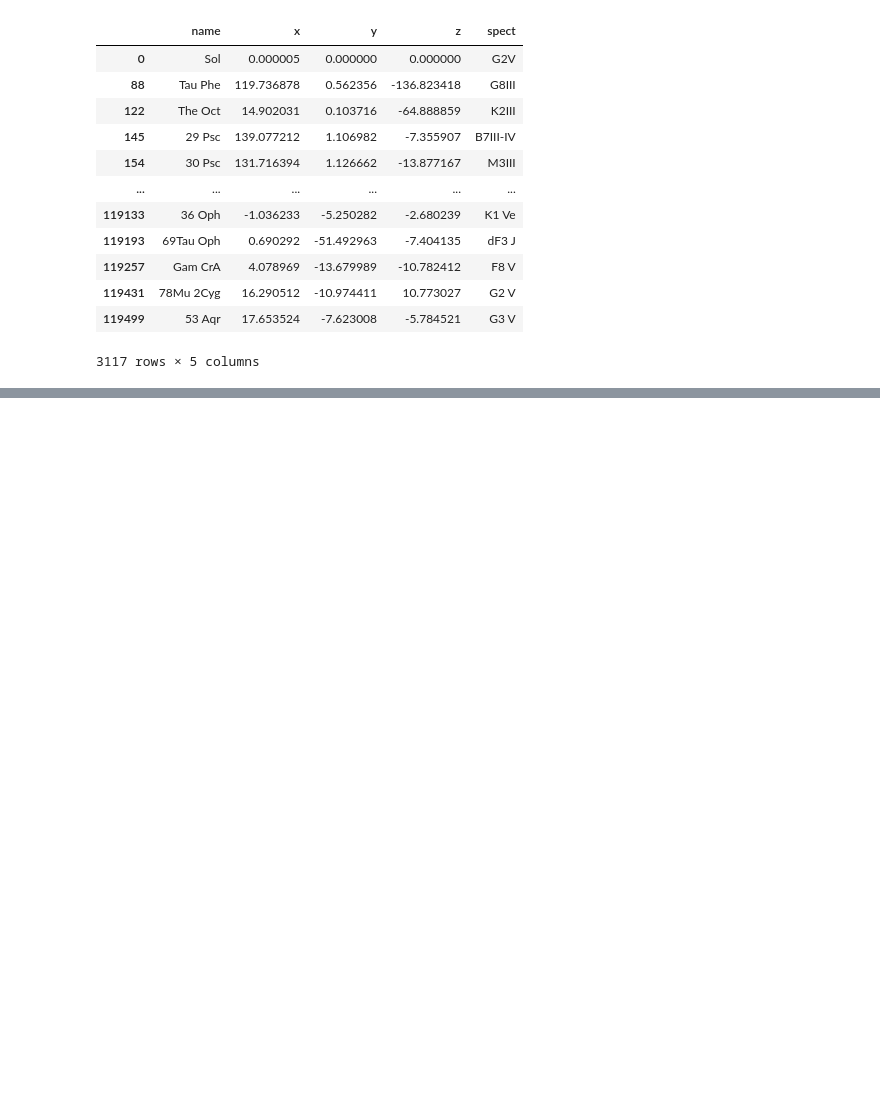
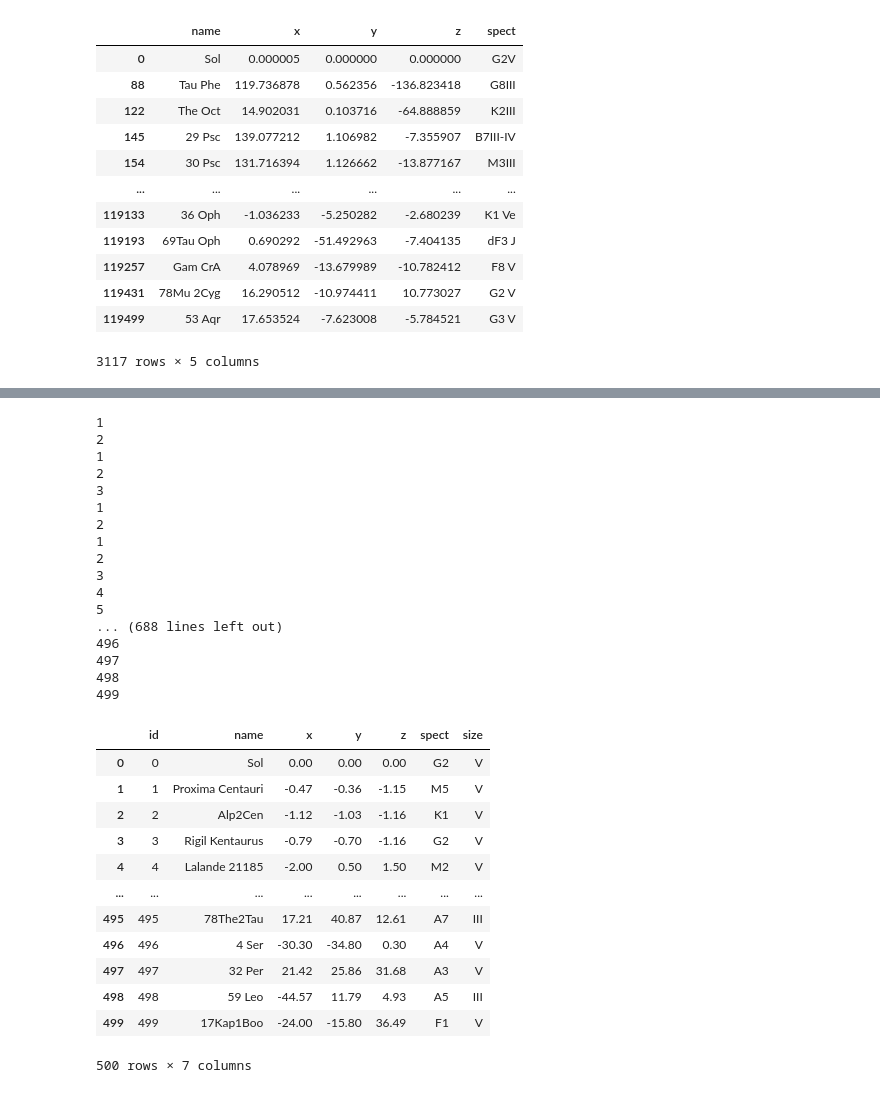
Before and after one commit to michalstruna/space-explorers-old, a Jupyter notebook: data/process_stars.ipynb, the cells around one changed output, grey strips where cells are left out. Saved outputs shown, nothing was run; the diff lists cells and outputs as text; code cells hidden in the pictures; blank space fills up the shorter version.

```diff
--- a/data/process_stars.ipynb
+++ b/data/process_stars.ipynb
@@ -89 +98,79 @@ typed
+# %%
+separated = typed[:500].copy()
+
+def dist(star1, star2):
+    return ((star1.x - star2.x)**2 + (star1.y - star2.y)**2)**0.5
+
+def add(val, plus):
+    return np.round(val + plus if val >= 0 else val - plus, 2)
+
+def nearest(vals, val):
+    result = 10e10
+    item = None
+
+    for i, v in vals.iterrows():
+        if v.id == val.id:
+            continue
+
+        d = dist(v, val)
+
+        if d < result and (val.x**2 + val.y**2) >= (v.x**2 + v.y**2):
+            item = v
+            result = d
+
+    return result, item
+
+
+i = 1
+n = len(separated)
+MIN_DIST = 0.3
+
+while True:
+    if i == n:
+        break
+
+    print(i)
+
+    min_dist, nearest_star = nearest(separated, separated.iloc[i])
+
+    if min_dist > MIN_DIST:
+        i += 1
+        continue
+
+    separated.loc[i, "x"] = add(separated.loc[i, "x"], MIN_DIST - min_dist + 0.05)
+    separated.loc[i, "y"] = add(separated.loc[i, "y"], MIN_DIST - min_dist + 0.05)
+    i = max(1, i - 10)
+
+separated
+# %% [output]
+1
+2
+1
+2
+3
+1
+2
+1
+2
+3
+4
+5
+... (688 lines left out)
+496
+497
+498
+499
+|  | id | name | x | y | z | spect | size |
+| 0 | 0 | Sol | 0.00 | 0.00 | 0.00 | G2 | V |
+| 1 | 1 | Proxima Centauri | -0.47 | -0.36 | -1.15 | M5 | V |
+| 2 | 2 | Alp2Cen | -1.12 | -1.03 | -1.16 | K1 | V |
+| 3 | 3 | Rigil Kentaurus | -0.79 | -0.70 | -1.16 | G2 | V |
+| 4 | 4 | Lalande 21185 | -2.00 | 0.50 | 1.50 | M2 | V |
+| ... | ... | ... | ... | ... | ... | ... | ... |
+| 495 | 495 | 78The2Tau | 17.21 | 40.87 | 12.61 | A7 | III |
+| 496 | 496 | 4 Ser | -30.30 | -34.80 | 0.30 | A4 | V |
+| 497 | 497 | 32 Per | 21.42 | 25.86 | 31.68 | A3 | V |
+| 498 | 498 | 59 Leo | -44.57 | 11.79 | 4.93 | A5 | III |
+| 499 | 499 | 17Kap1Boo | -24.00 | -15.80 | 36.49 | F1 | V |
+500 rows × 7 columns
 # %%
```
Also changed, not shown: parts of 6 cells of this notebook, 5 other files.
